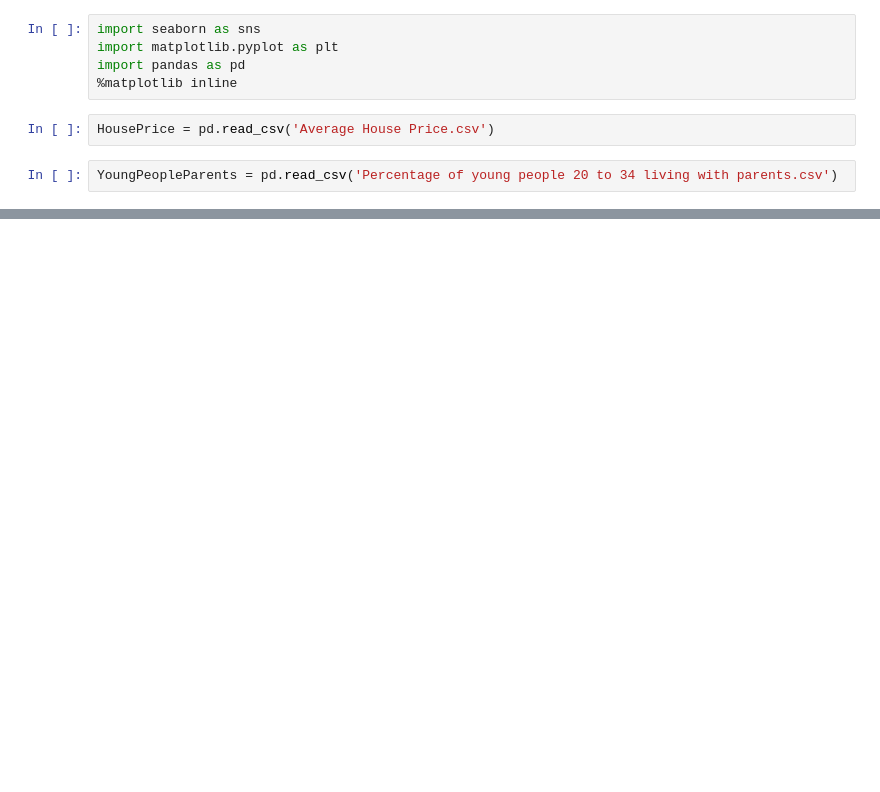
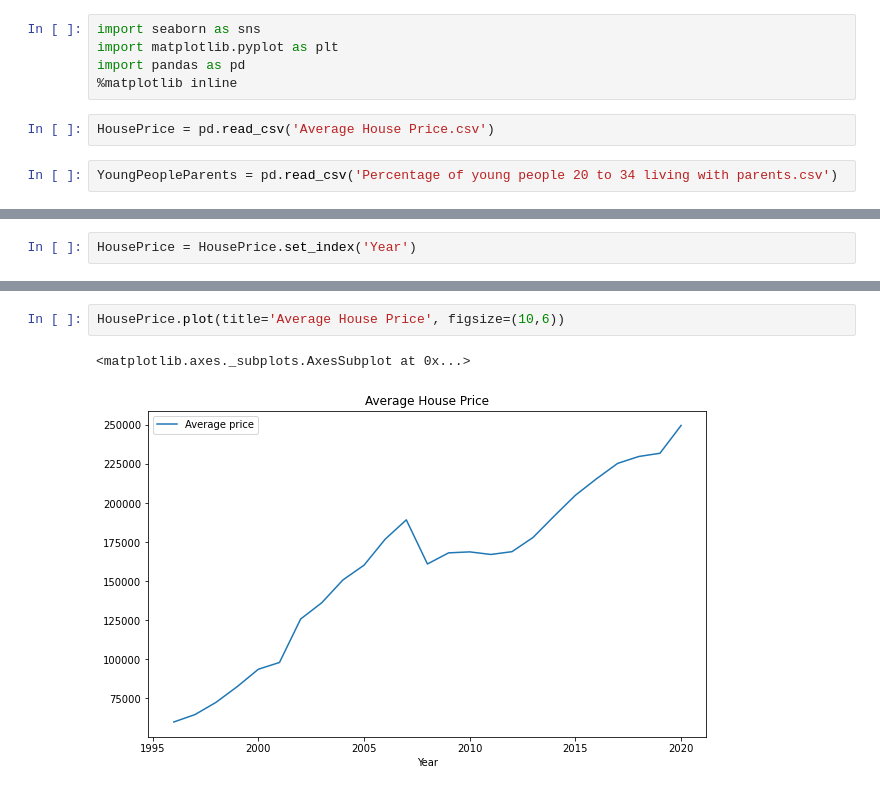
Before and after one commit to JB-26/house-price-python, a Jupyter notebook: UK House Price analysis.ipynb, the cells around one changed output, grey strips where cells are left out. Drawn from its saved outputs; the diff is of its cells as text; blank space fills up the shorter version.

```diff
--- a/UK House Price analysis.ipynb
+++ b/UK House Price analysis.ipynb
@@ -27,0 +30,2 @@ YoungPeopleParents.head()
+# %%
+HousePrice = HousePrice.set_index('Year')
@@ -27,0 +56,5 @@ YoungPeopleParents.head()
+# %%
+HousePrice.plot(title='Average House Price', figsize=(10,6))
+# %% [output]
+<matplotlib.axes._subplots.AxesSubplot at 0x...>
+[figure, added]
```
Also changed, not shown: parts of 11 cells of this notebook, 1 other file.
